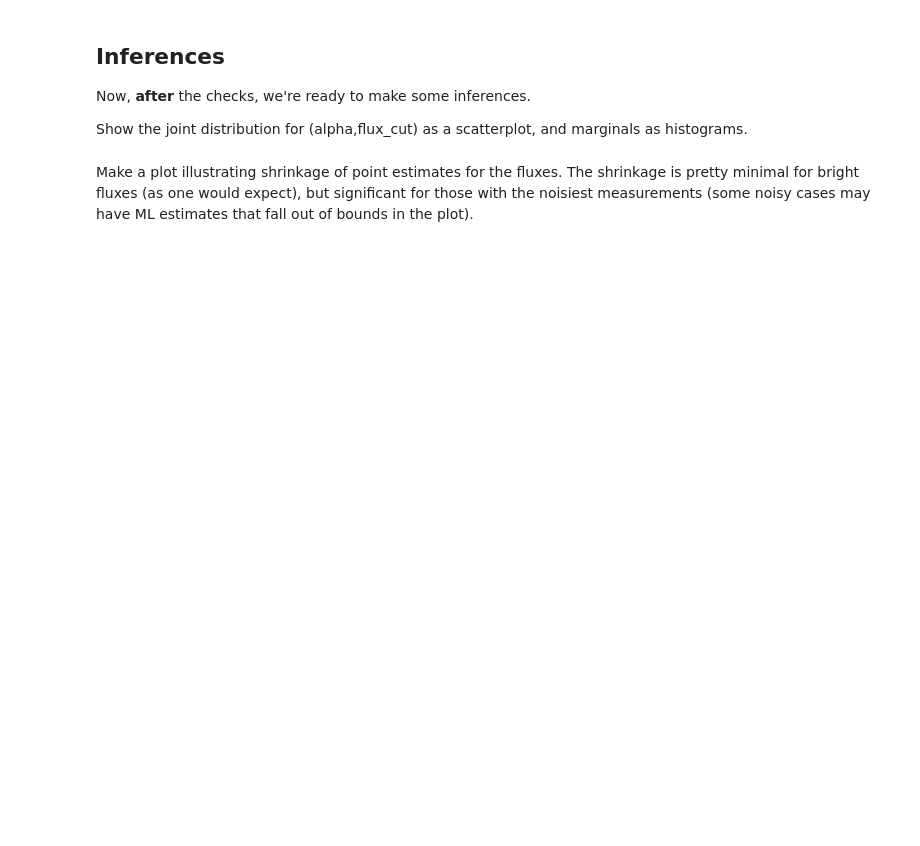
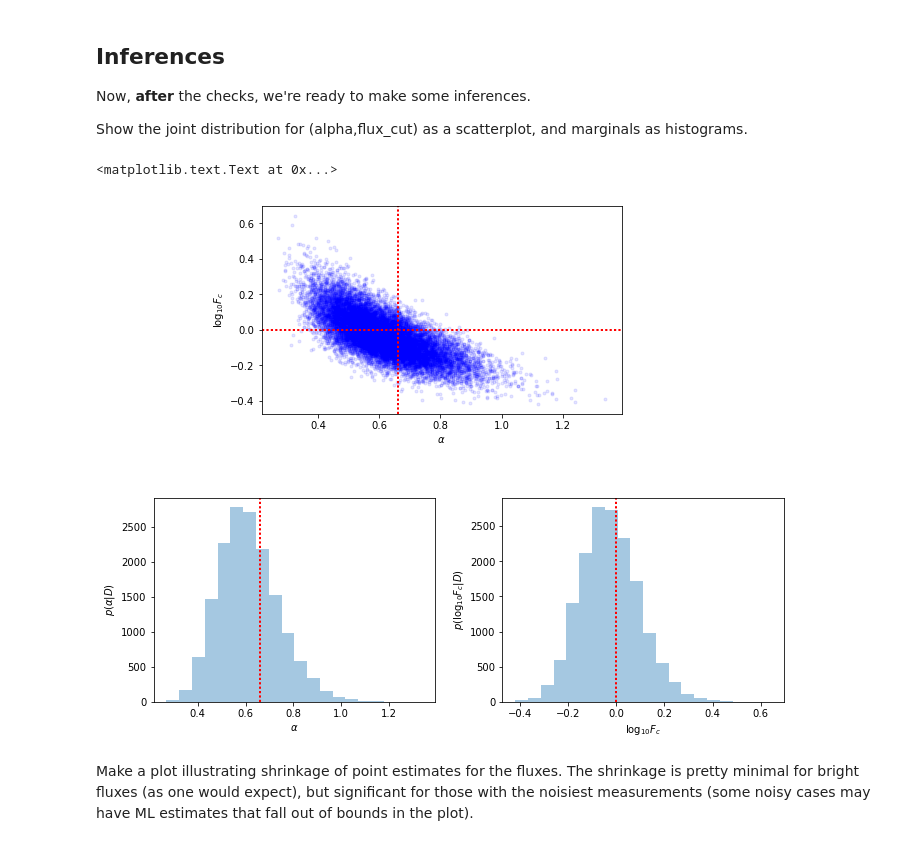
Before and after one commit to anhnguyendepocen/BootcampCode, a Jupyter notebook: AAS227 PyStan-StanFitter MLM example.ipynb, the cells around one changed output. Drawn from its saved outputs; the diff is of its cells as text; code cells hidden in the pictures; blank space fills up the shorter version.

Commit message:
Fixed bug due to matplotlib API change

```diff
--- a/AAS227 PyStan-StanFitter MLM example.ipynb
+++ b/AAS227 PyStan-StanFitter MLM example.ipynb
@@ -101,7 +101,7 @@ if True:
     alpha = .66  # power law part has exponent alpha-1; requires alpha > 0
 
     # Variables describing the data sample:
-    n_s = 20
+    n_s = 50
     area = 335.  # Single BATSE LAD effective area, cm^2
     # Fake projected areas for a triggered detector:
     areas = area*stats.uniform(loc=.5, scale=.5).rvs(n_s)
@@ -268,28 +303,31 @@ marginals as histograms.
 # %%
 f = figure(figsize=(10,8))
 subplots_adjust(bottom=.1, left=.1, right=.975, wspace=.24, )
 
 # subplot(232)  # joint at mid-top
 f.add_axes([.25, .6, .5, .36])
 plot(fit.alpha.thinned, log10(fit.flux_cut.thinned), 'b.', alpha=.1)
 # crosshair showing true values:
-xhair = { 'color' : 'r', 'linestyle' : ':' , 'linewidth' : '2'}
+xhair = { 'color' : 'r', 'linestyle' : ':' , 'linewidth' : 2}
 axvline(alpha, **xhair)
 axhline(log10(F_cut), **xhair)
 xlabel(r'$\alpha$')
 ylabel(r'$\log_{10}F_{c}$')
 
 subplot(223)  # marginal for alpha bottom-left
 hist(fit.alpha.thinned, 20, alpha=.4)
 axvline(alpha, **xhair)
 xlabel(r'$\alpha$')
 ylabel(r'$p(\alpha|D)$')
 
 subplot(224)  # marginal for F_cut bottom-right
 hist(log10(fit.flux_cut.thinned), 20, alpha=.4)
 axvline(log10(F_cut), **xhair)
 xlabel(r'$\log_{10}F_{c}$')
 ylabel(r'$p(\log_{10}F_c|D)$')
+# %% [output]
+<matplotlib.text.Text at 0x...>
+[figure, added]
 # %% [markdown]
 Make a plot illustrating shrinkage of point estimates for the fluxes. The shrinkage is pretty minimal for bright fluxes (as one would expect), but significant for those with the noisiest measurements (some noisy cases may have ML estimates that fall out of bounds in the plot).
 # %%
```
Also changed, not shown: parts of 8 cells of this notebook.
